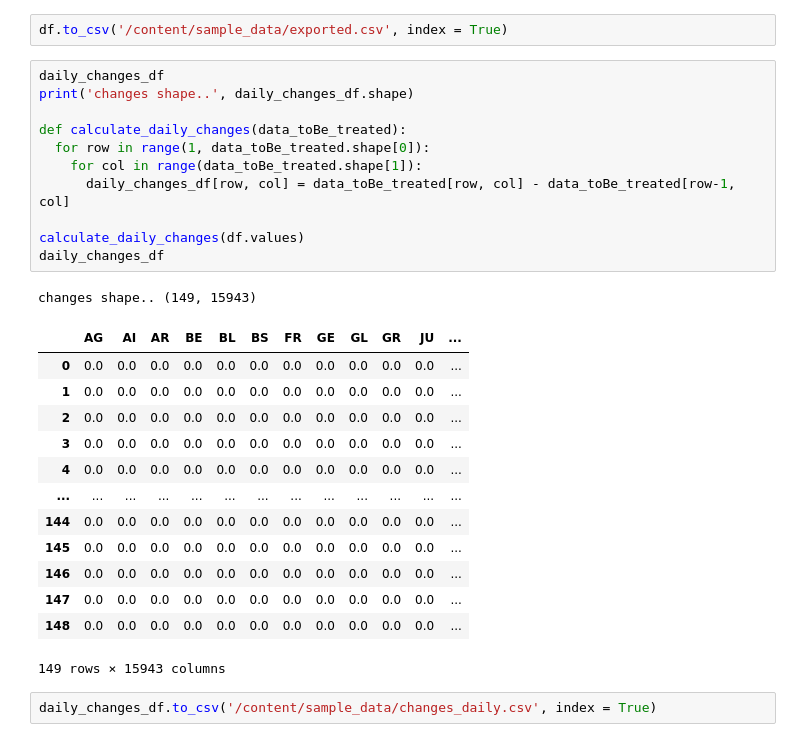
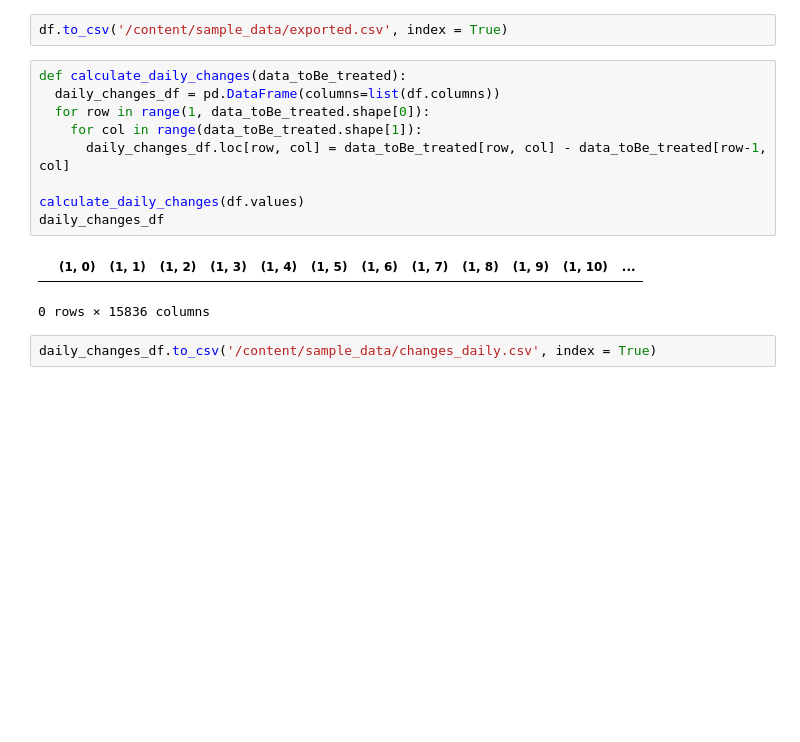
Before and after one commit to kanikaKanu90/notebook, a Jupyter notebook: Preprocessing_And_Sampling.ipynb, the cells around one changed output. Drawn from its saved outputs; the diff is of its cells as text; blank space fills up the shorter version.

```diff
--- a/Preprocessing_And_Sampling.ipynb
+++ b/Preprocessing_And_Sampling.ipynb
@@ -109,30 +109,16 @@ df.shape
 # %%
 df.to_csv('/content/sample_data/exported.csv', index = True)
 # %%
-daily_changes_df
-print('changes shape..', daily_changes_df.shape)
-
 def calculate_daily_changes(data_toBe_treated):
+  daily_changes_df = pd.DataFrame(columns=list(df.columns))
   for row in range(1, data_toBe_treated.shape[0]):
     for col in range(data_toBe_treated.shape[1]):
-      daily_changes_df[row, col] = data_toBe_treated[row, col] - data_toBe_treated[row-1, col]
+      daily_changes_df.loc[row, col] = data_toBe_treated[row, col] - data_toBe_treated[row-1, col]
 
 calculate_daily_changes(df.values)
 daily_changes_df
 # %% [output]
+|  | (1, 0) | (1, 1) | (1, 2) | (1, 3) | (1, 4) | (1, 5) | (1, 6) | (1, 7) | (1, 8) | (1, 9) | (1, 10) | ... |
-changes shape.. (149, 15943)
+0 rows × 15836 columns
-|  | AG | AI | AR | BE | BL | BS | FR | GE | GL | GR | JU | ... |
-| 0 | 0.0 | 0.0 | 0.0 | 0.0 | 0.0 | 0.0 | 0.0 | 0.0 | 0.0 | 0.0 | 0.0 | ... |
-| 1 | 0.0 | 0.0 | 0.0 | 0.0 | 0.0 | 0.0 | 0.0 | 0.0 | 0.0 | 0.0 | 0.0 | ... |
-| 2 | 0.0 | 0.0 | 0.0 | 0.0 | 0.0 | 0.0 | 0.0 | 0.0 | 0.0 | 0.0 | 0.0 | ... |
-| 3 | 0.0 | 0.0 | 0.0 | 0.0 | 0.0 | 0.0 | 0.0 | 0.0 | 0.0 | 0.0 | 0.0 | ... |
-| 4 | 0.0 | 0.0 | 0.0 | 0.0 | 0.0 | 0.0 | 0.0 | 0.0 | 0.0 | 0.0 | 0.0 | ... |
-| ... | ... | ... | ... | ... | ... | ... | ... | ... | ... | ... | ... | ... |
-| 144 | 0.0 | 0.0 | 0.0 | 0.0 | 0.0 | 0.0 | 0.0 | 0.0 | 0.0 | 0.0 | 0.0 | ... |
-| 145 | 0.0 | 0.0 | 0.0 | 0.0 | 0.0 | 0.0 | 0.0 | 0.0 | 0.0 | 0.0 | 0.0 | ... |
-| 146 | 0.0 | 0.0 | 0.0 | 0.0 | 0.0 | 0.0 | 0.0 | 0.0 | 0.0 | 0.0 | 0.0 | ... |
-| 147 | 0.0 | 0.0 | 0.0 | 0.0 | 0.0 | 0.0 | 0.0 | 0.0 | 0.0 | 0.0 | 0.0 | ... |
-| 148 | 0.0 | 0.0 | 0.0 | 0.0 | 0.0 | 0.0 | 0.0 | 0.0 | 0.0 | 0.0 | 0.0 | ... |
-149 rows × 15943 columns
 # %%
 daily_changes_df.to_csv('/content/sample_data/changes_daily.csv', index = True)
```
